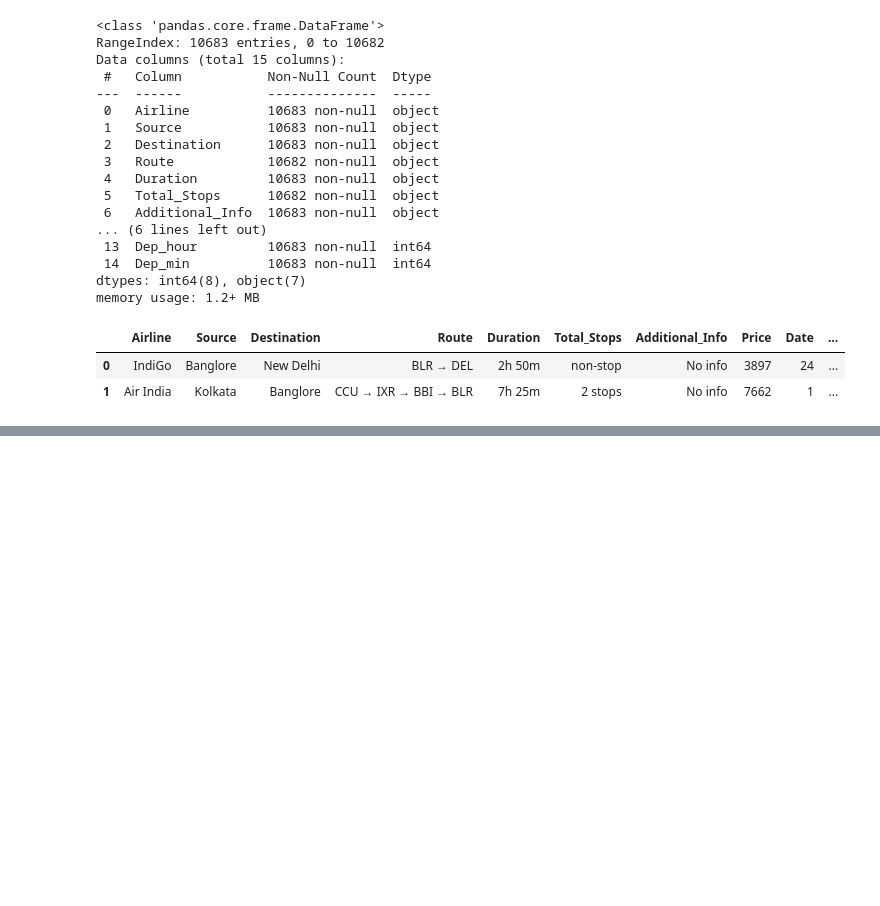
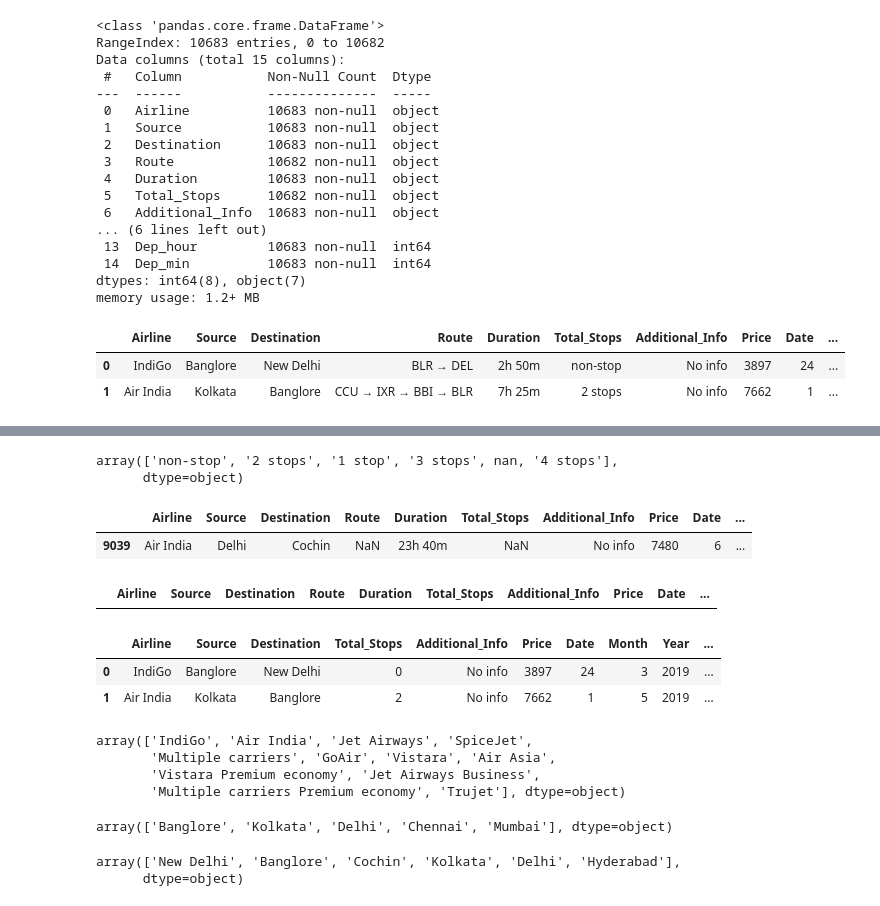
Before and after one commit to prashantjinwal/Data_Analysis, a Jupyter notebook: EDA/FlightPrediction.ipynb, the cells around one changed output, grey strips where cells are left out. Saved outputs shown, nothing was run; the diff lists cells and outputs as text; code cells hidden in the pictures; blank space fills up the shorter version.

```diff
--- a/EDA/FlightPrediction.ipynb
+++ b/EDA/FlightPrediction.ipynb
@@ -155,3 +155,19 @@ df.head()
 | 2 | Jet Airways | Delhi | Cochin | DEL → LKO → BOM → COK | 19h | 2 stops | No info | 13882 | 9 | ... |
 | 3 | IndiGo | Kolkata | Banglore | CCU → NAG → BLR | 5h 25m | 1 stop | No info | 6218 | 12 | ... |
 | 4 | IndiGo | Banglore | New Delhi | BLR → NAG → DEL | 4h 45m | 1 stop | No info | 13302 | 1 | ... |
+# %%
+df['Total_Stops'].unique()
+# %% [output]
+array(['non-stop', '2 stops', '1 stop', '3 stops', nan, '4 stops'],
+      dtype=object)
+# %%
+df[df['Total_Stops'].isnull()]
+# %% [output]
+|  | Airline | Source | Destination | Route | Duration | Total_Stops | Additional_Info | Price | Date | ... |
+| 9039 | Air India | Delhi | Cochin | NaN | 23h 40m | NaN | No info | 7480 | 6 | ... |
+# %%
+df['Total_Stops'] = df['Total_Stops'].map({ 'non-stop':0 , '1 stop':1, '2 stops':2, '3 stops':3, '4 stops' : 4, np.nan:1 })
+# %%
+df[df['Total_Stops'].isnull()]
+# %% [output]
+|  | Airline | Source | Destination | Route | Duration | Total_Stops | Additional_Info | Price | Date | ... |
@@ -157,0 +178,22 @@ df.head()
+# %%
+df.head(2)
+# %% [output]
+|  | Airline | Source | Destination | Total_Stops | Additional_Info | Price | Date | Month | Year | ... |
+| 0 | IndiGo | Banglore | New Delhi | 0 | No info | 3897 | 24 | 3 | 2019 | ... |
+| 1 | Air India | Kolkata | Banglore | 2 | No info | 7662 | 1 | 5 | 2019 | ... |
+# %%
+df['Airline'].unique()
+# %% [output]
+array(['IndiGo', 'Air India', 'Jet Airways', 'SpiceJet',
+       'Multiple carriers', 'GoAir', 'Vistara', 'Air Asia',
+       'Vistara Premium economy', 'Jet Airways Business',
+       'Multiple carriers Premium economy', 'Trujet'], dtype=object)
+# %%
+df['Source'].unique()
+# %% [output]
+array(['Banglore', 'Kolkata', 'Delhi', 'Chennai', 'Mumbai'], dtype=object)
+# %%
+df['Destination'].unique()
+# %% [output]
+array(['New Delhi', 'Banglore', 'Cochin', 'Kolkata', 'Delhi', 'Hyderabad'],
+      dtype=object)
```
Also changed, not shown: parts of 6 cells of this notebook.
